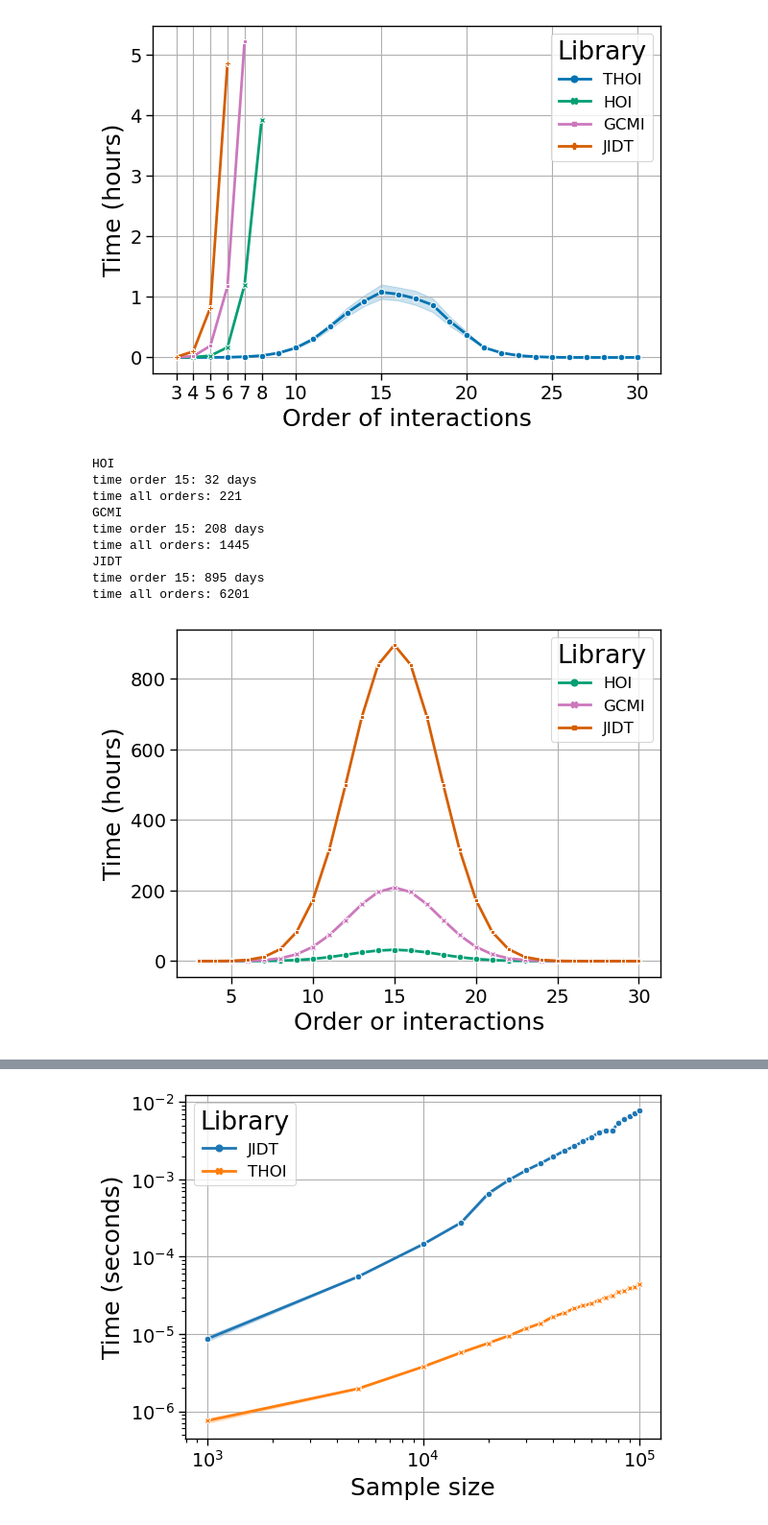
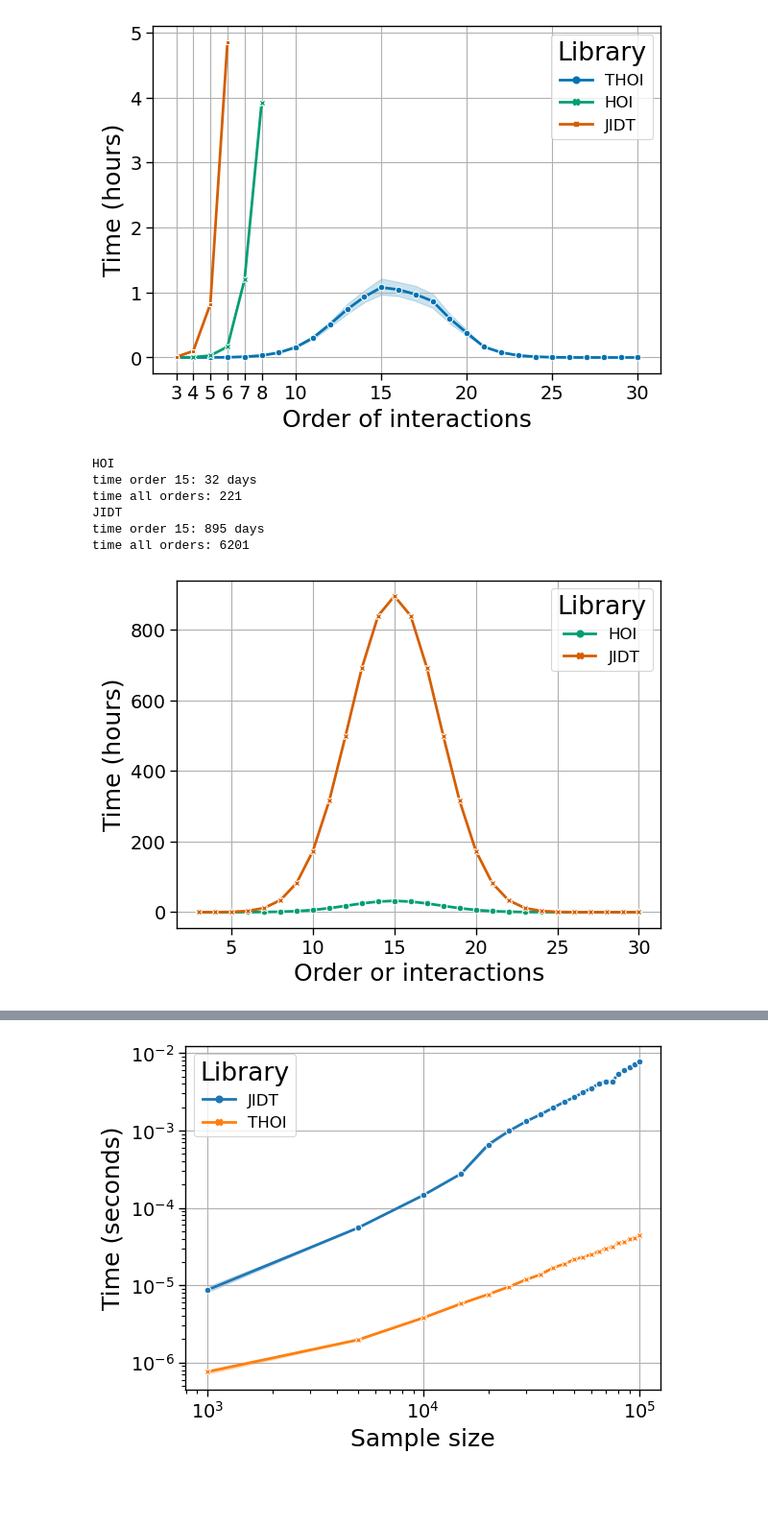
Before and after one commit to Laouen/Oinformation, a Jupyter notebook: analysis/fig2_time_benchmarking.ipynb, the cells around one changed output, grey strips where cells are left out. Shown at 96% size. Saved outputs shown, nothing was run; the diff lists cells and outputs as text; code cells hidden in the pictures; blank space fills up the shorter version.

```diff
--- a/analysis/fig2_time_benchmarking.ipynb
+++ b/analysis/fig2_time_benchmarking.ipynb
@@ -24,7 +24,7 @@ colorblind_palette = sns.color_palette("colorblind", n_colors=5)
 method_colors = {
     'THOI': colorblind_palette[0],
     'HOI': colorblind_palette[2],
-    'GCMI': colorblind_palette[4],
+    #'GCMI': colorblind_palette[4],
     # 'NPEET': colorblind_palette[1],
     'JIDT': colorblind_palette[3]
 }
@@ -43,7 +43,7 @@ def plot_estimated_computation_times(df, ax):
 
     quintuplet_times = {
         'HOI': get_quituplet_time_from_df(df, 'HOI', 'GC'),
-        'GCMI': get_quituplet_time_from_df(df, 'GCMI', 'GC'),
+        #'GCMI': get_quituplet_time_from_df(df, 'GCMI', 'GC'),
         #'NPEET': get_quituplet_time_from_df(df, 'NPEET', 'KSG'),
         'JIDT': get_quituplet_time_from_df(df, 'JIDT', 'KSG')
     }
@@ -88,7 +88,7 @@ def plot_estimated_computation_times(df, ax):
 file_paths = [
     "library-thoi_estimator-gc_device-cpu_indexing-indexes.tsv",
     "library-hoi_estimator-gc.tsv",
-    "library-gcmi_estimator-gc.tsv",
+    #"library-gcmi_estimator-gc.tsv",
     #"library-npeet_estimator-ksg.tsv",
     "library-jdit_estimator-ksg.tsv"
 ]
@@ -111,44 +111,41 @@ combined_df = combined_df[combined_df.N == 30]
 
 ax = plt.gca()
 
 sns.lineplot(
     data=combined_df, x="order", y="time",
     hue="library", style='library',
     markers=True, dashes=False, ax=ax,
     palette=method_colors
 )
 ax.set_xticks([3,4,5,6,7,8,10,15,20,25,30])
 
 ax.set_xlabel('Order of interactions')
 ax.set_ylabel('Time (hours)')
 ax.legend(title='Library')
 ax.grid(True)
 
 plt.tight_layout()
 plt.savefig('./figures/times/benchmarking_times.pdf', format='pdf')
 plt.show()
 
 #############################################
 
 ax = plt.gca()
 
 plot_estimated_computation_times(combined_df, ax)
 
 plt.tight_layout()
 plt.savefig('./figures/times/benchmarking_estimated_times.pdf', format='pdf')
 plt.show()
 # %% [output]
-[figure, old version]
+[figure, new version]
 HOI
 time order 15: 32 days
 time all orders: 221
-GCMI
-time order 15: 208 days
-time all orders: 1445
 JIDT
 time order 15: 895 days
 time all orders: 6201
-[figure, old version]
+[figure, new version]
 # %%
 colorblind_palette = sns.color_palette("colorblind", n_colors=5)
 
```
Also changed, not shown: parts of 1 cell of this notebook, 46 other files.
